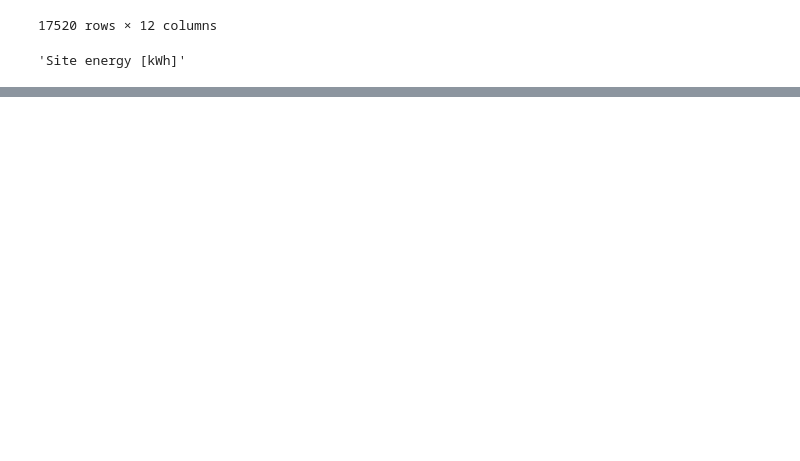
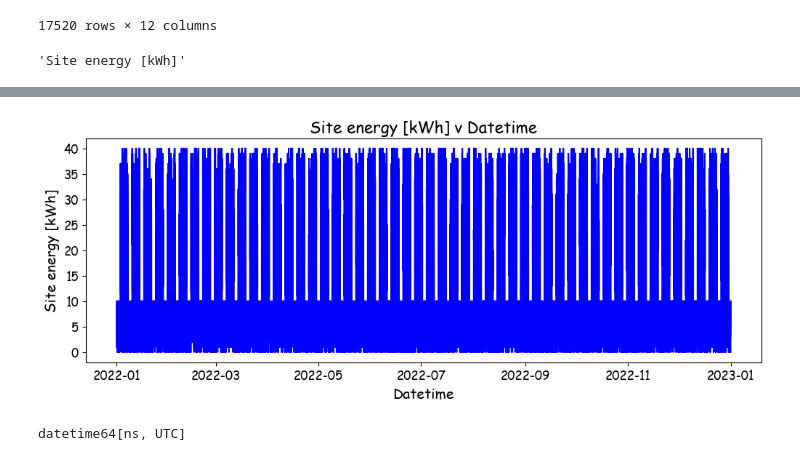
Before and after one commit to empowering-energy-solutions-ltd/e2sviz, a Jupyter notebook: notebooks/testing_notebook.ipynb, the cells around one changed output, grey strips where cells are left out. Saved outputs shown, nothing was run; the diff lists cells and outputs as text; code cells hidden in the pictures; blank space fills up the shorter version.

```diff
--- a/notebooks/testing_notebook.ipynb
+++ b/notebooks/testing_notebook.ipynb
@@ -205,0 +242,8 @@ array([[Timestamp('2022-01-01 00:00:00'), 10.0, 50.0, 100.0, 0, 5, 1, 1,
+# %%
+visualize.Visualizer(demand, timeseries=True).plot_plt()
+# %% [output]
+[figure, added]
+# %%
+demand.index.dtype
+# %% [output]
+datetime64[ns, UTC]
```
Also changed, not shown: parts of 23 cells of this notebook, 5 other files.
